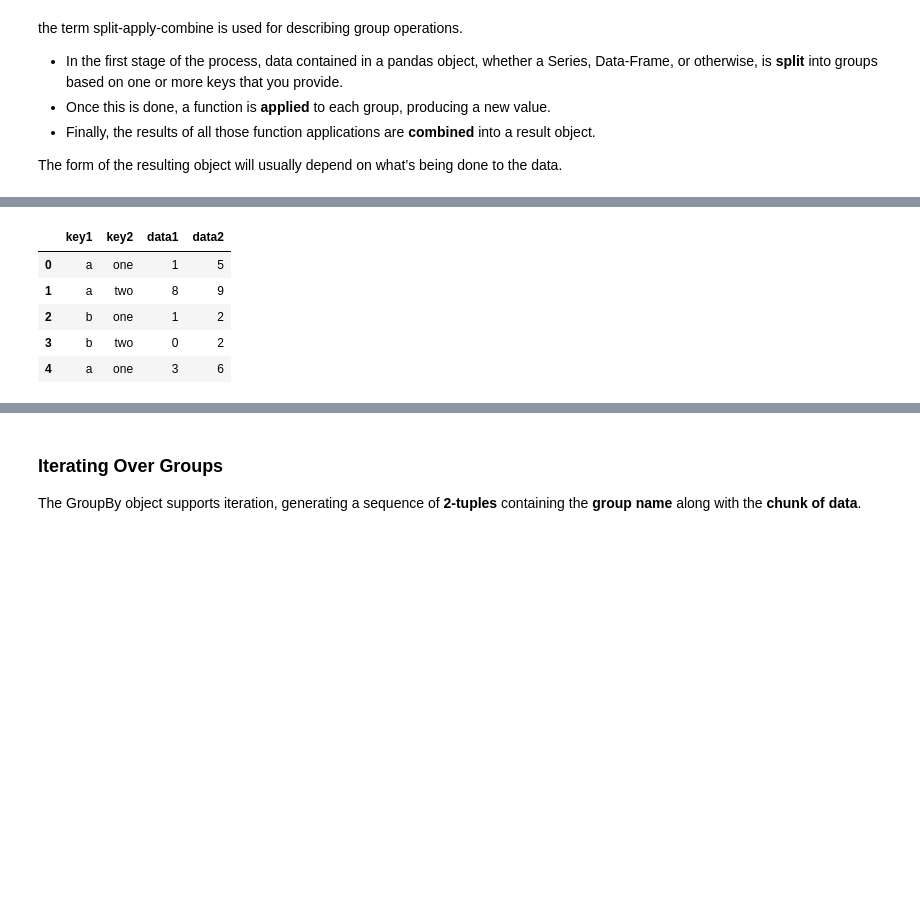
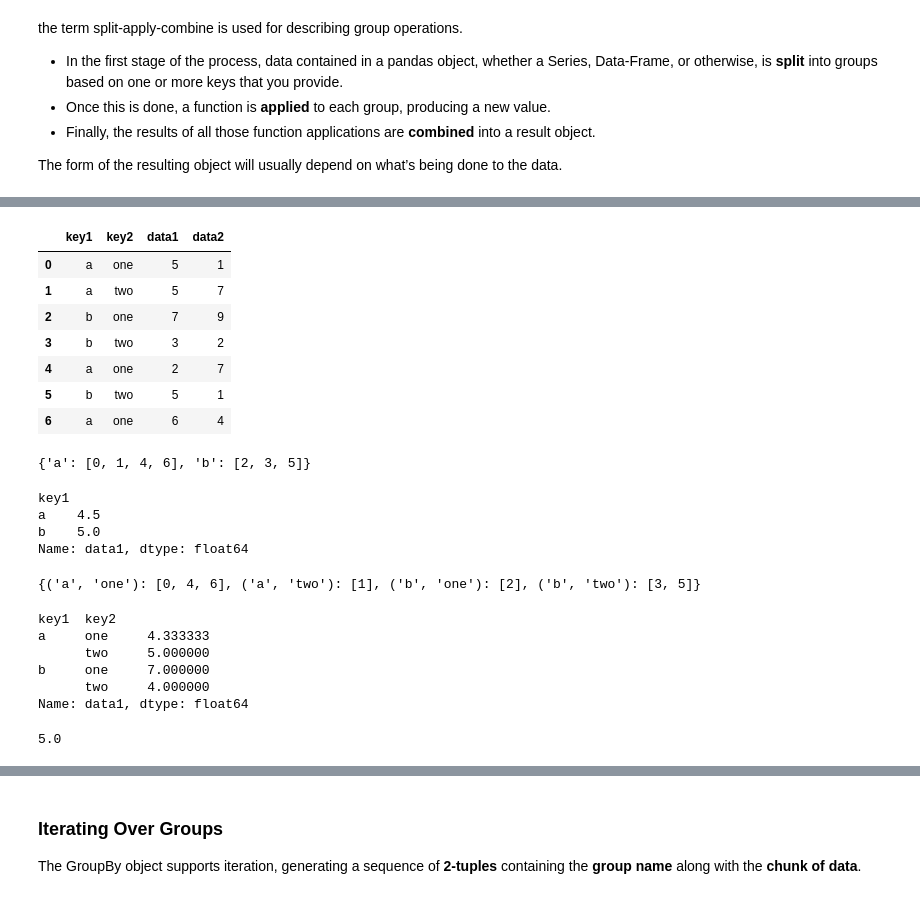
Before and after one commit to OmarInCS/data-analysis-visulization-python, a Jupyter notebook: week3/day2/lesson-7-data-cleaning-clean.ipynb, the cells around one changed output, grey strips where cells are left out. Cells and saved outputs as stored; diff of their text form; code cells hidden in the pictures; blank space fills up the shorter version.

```diff
--- a/week3/day2/lesson-7-data-cleaning-clean.ipynb
+++ b/week3/day2/lesson-7-data-cleaning-clean.ipynb
@@ -433,25 +450,54 @@ The form of the resulting object will usually depend on what’s being done to t
 # %% [markdown]
 ![](assets/group-aggregation.png)
 # %%
-df = pd.DataFrame({'key1' : ['a', 'a', 'b', 'b', 'a'],
-                   'key2' : ['one', 'two', 'one', 'two', 'one'],
-                   'data1' : np.random.randint(0, 10, 5),
-                   'data2' : np.random.randint(0, 10, 5)})
+df = pd.DataFrame({'key1' : ['a', 'a', 'b', 'b', 'a', 'b', 'a'],
+                   'key2' : ['one', 'two', 'one', 'two', 'one', 'two', 'one'],
+                   'data1' : np.random.randint(0, 10, 7),
+                   'data2' : np.random.randint(0, 10, 7)})
 df
 # %% [output]
 |  | key1 | key2 | data1 | data2 |
-| 0 | a | one | 1 | 5 |
-| 1 | a | two | 8 | 9 |
-| 2 | b | one | 1 | 2 |
-| 3 | b | two | 0 | 2 |
-| 4 | a | one | 3 | 6 |
+| 0 | a | one | 5 | 1 |
+| 1 | a | two | 5 | 7 |
+| 2 | b | one | 7 | 9 |
+| 3 | b | two | 3 | 2 |
+| 4 | a | one | 2 | 7 |
+| 5 | b | two | 5 | 1 |
+| 6 | a | one | 6 | 4 |
 # %%
 # group data of column 'data1' by 'key1' then print the groups
+temp = df["data1"].groupby(df["key1"])
+temp.groups
+# %% [output]
+{'a': [0, 1, 4, 6], 'b': [2, 3, 5]}
 # %%
 # calculate the mean in each group
+temp.mean()
+# %% [output]
+key1
+a    4.5
+b    5.0
+Name: data1, dtype: float64
 # %%
 # group data of column 'data1' by 'key1' and 'key2' then print the groups
+temp = df["data1"].groupby([df["key1"], df["key2"]])
+temp.groups
+# %% [output]
+{('a', 'one'): [0, 4, 6], ('a', 'two'): [1], ('b', 'one'): [2], ('b', 'two'): [3, 5]}
 # %%
 # calculate the mean in each group
+result = temp.mean()
+result
+# %% [output]
+key1  key2
+a     one     4.333333
+      two     5.000000
+b     one     7.000000
+      two     4.000000
+Name: data1, dtype: float64
+# %%
+result[('a', 'two')]
+# %% [output]
+5.0
 # %%
 # unstack the result Series
```
Also changed, not shown: parts of 28 cells of this notebook, 7 other files.
